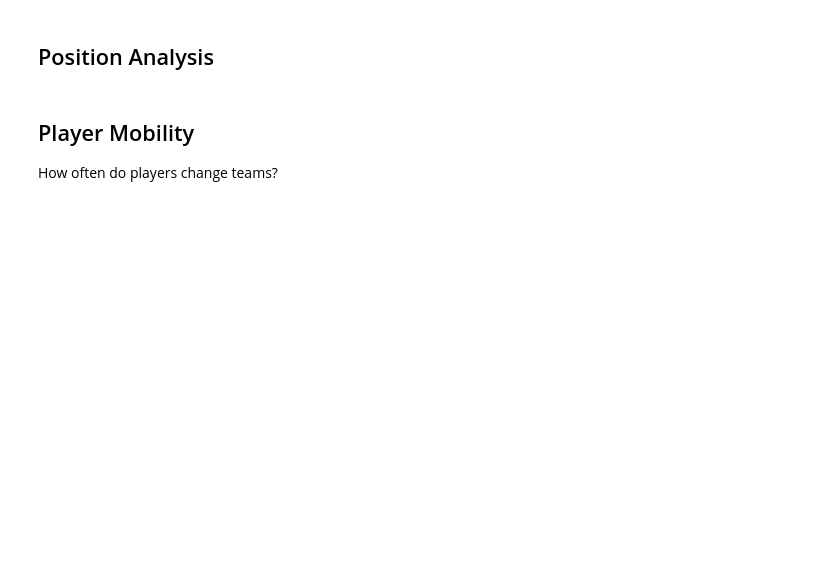
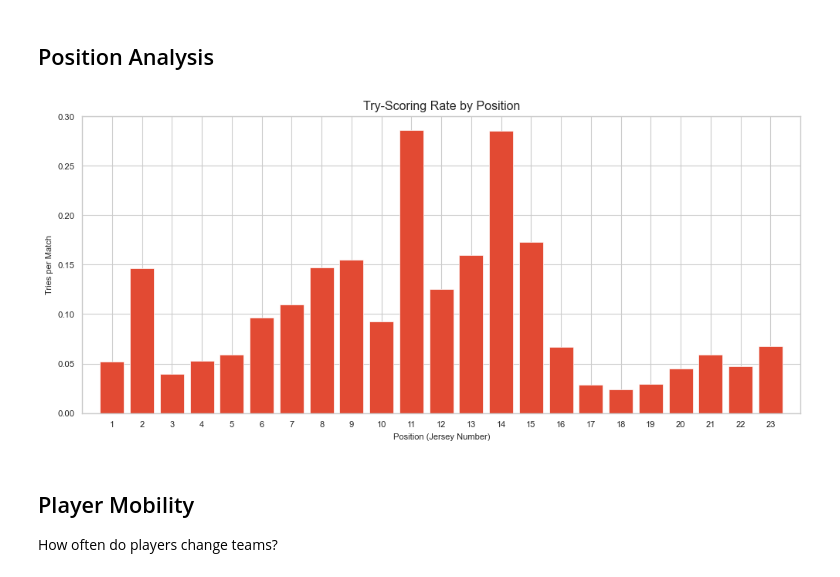
Before and after one commit to transientlunatic/rugby-pymc, a Jupyter notebook: notebooks/01_data_exploration.ipynb, the cells around one changed output. Saved outputs shown, nothing was run; the diff lists cells and outputs as text; code cells hidden in the pictures; blank space fills up the shorter version.

```diff
--- a/notebooks/01_data_exploration.ipynb
+++ b/notebooks/01_data_exploration.ipynb
@@ -63,25 +101,28 @@ plt.show()
 # %%
 # Tries by position
 position_tries = df.groupby('position')['tries'].agg(['sum', 'mean', 'count'])
 position_tries.columns = ['total_tries', 'tries_per_match', 'appearances']
 
 fig, ax = plt.subplots(figsize=(12, 5))
 ax.bar(position_tries.index, position_tries['tries_per_match'])
 ax.set_xlabel('Position (Jersey Number)')
 ax.set_ylabel('Tries per Match')
 ax.set_title('Try-Scoring Rate by Position')
 ax.set_xticks(range(1, 24))
+ax.set_xlim([0,24])
 plt.show()
 
 # Position labels for reference
 positions = {
     1: 'Loosehead Prop', 2: 'Hooker', 3: 'Tighthead Prop',
     4: 'Lock', 5: 'Lock', 6: 'Blindside Flanker',
     7: 'Openside Flanker', 8: 'Number 8',
     9: 'Scrum-half', 10: 'Fly-half', 11: 'Left Wing',
     12: 'Inside Centre', 13: 'Outside Centre', 14: 'Right Wing', 15: 'Fullback',
     16: 'Sub', 17: 'Sub', 18: 'Sub', 19: 'Sub', 20: 'Sub', 21: 'Sub', 22: 'Sub', 23: 'Sub'
 }
+# %% [output]
+[figure, added]
 # %% [markdown]
 ## Player Mobility
 
```
Also changed, not shown: parts of 12 cells of this notebook, 23 other files.
